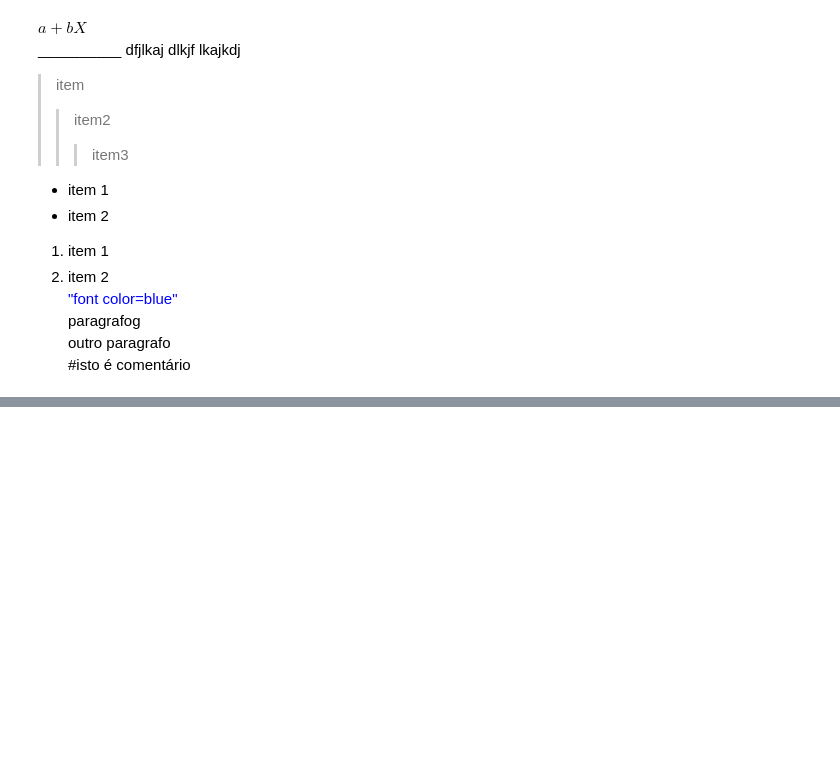
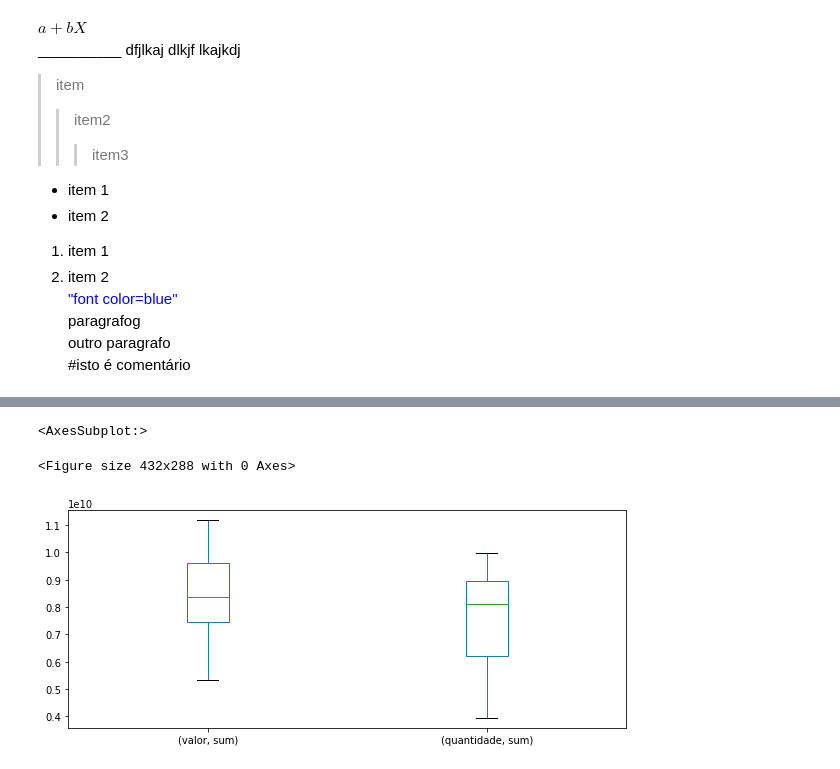
Before and after one commit to jrobertolima/projetoTCC, a Jupyter notebook: ProjetoTCC-Compara.ipynb, the cells around one changed output, grey strips where cells are left out. Saved outputs shown, nothing was run; the diff lists cells and outputs as text; code cells hidden in the pictures; blank space fills up the shorter version.

```diff
--- a/ProjetoTCC-Compara.ipynb
+++ b/ProjetoTCC-Compara.ipynb
@@ -553,25 +592,32 @@ pd.set_option("display.max_rows", 20)
 pd.set_option('float_format',lambda x: "%.f" % x)
 
 dtypes = {
-    "CO_NCM": "category",
+    "CO_ANO": "int64",
+    "CO_MES": "int64",
+    "CO_NCM": "object",
     "CO_PAIS": "category",
 }
 
 df = pd.read_csv('Datasets/Imp_Consolidada',sep=',',
-                 parse_dates=[["CO_ANO", "CO_MES"]],
+        #         parse_dates=[["CO_ANO", "CO_MES"]],
                  usecols=["CO_ANO", "CO_MES","CO_NCM", "CO_PAIS", "QT_ESTAT", "VL_FOB"],
                  dtype=dtypes
                 ).rename(columns=
-                        {"CO_ANO_CO_MES": "periodo",
+                        {"CO_ANO": "ano",
+                         "CO_MES": "mes",
                          "CO_NCM": "ncm",
                          "CO_PAIS": "pais",
                          "QT_ESTAT": "quantidade",
                          "VL_FOB": "valor"
-                        }).set_index("periodo")
+                        })#.set_index("periodo")
 # %%
-#Verificando a existência de outliers
+#Verificando a existência de outliers com boxplots
 plt.clf()
-ano = df.index.year
-mes = df.index.month_name()
-mes_ano = df.groupby([ano,mes])['valor'].agg(['sum', 'mean'])
-mes_ano.plot.box(subplots=True, figsize=(10,4))
+ano = df.ano #periodo.str.slice(0,4)#index.year
+mes = df.mes #periodo.str.slice(4,2)#index.month #_name()
+mes_ano = df.groupby([ano,mes])[['valor','quantidade']].agg(['sum'])
+mes_ano.plot.box(subplots=False, figsize=(10,4))
+# %% [output]
+<AxesSubplot:>
+<Figure size 432x288 with 0 Axes>
+[figure, added]
```
Also changed, not shown: parts of 13 cells of this notebook.
